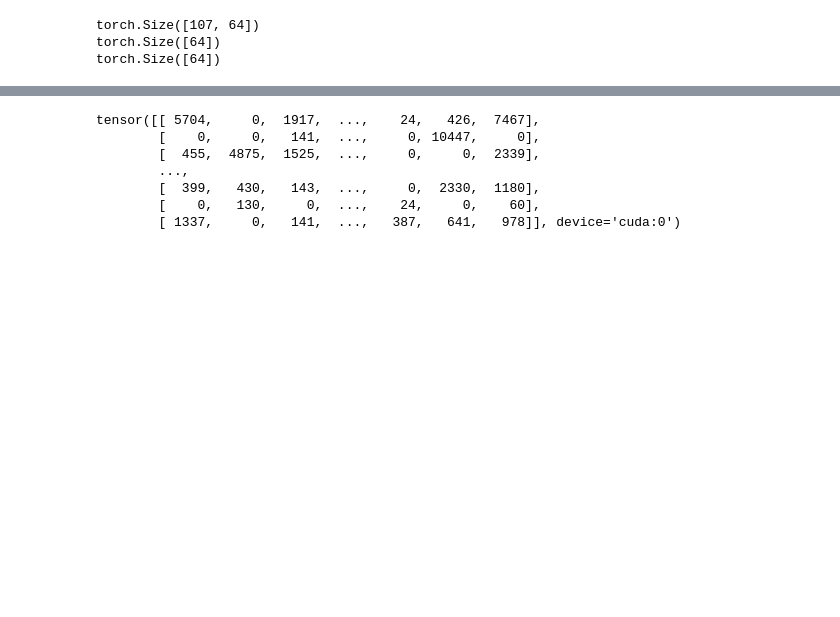
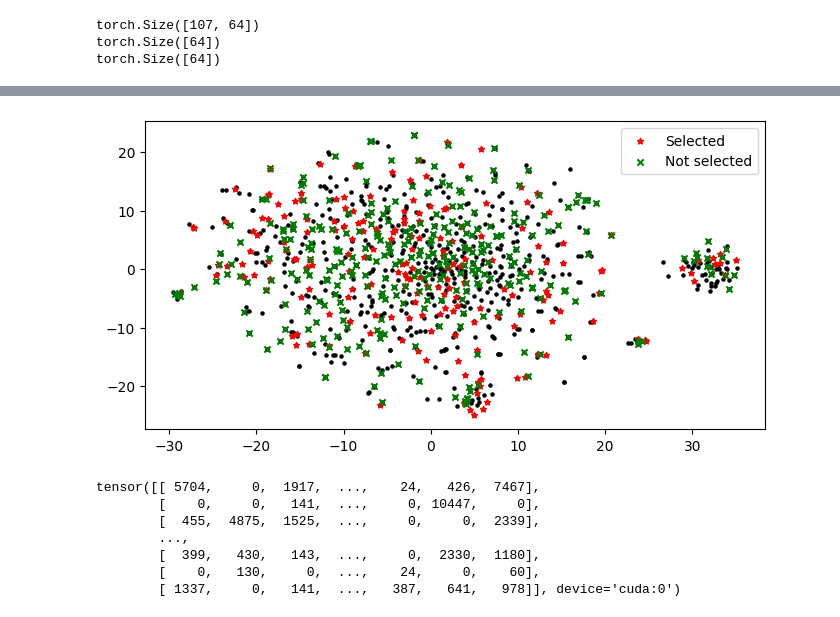
Before and after one commit to xiyangcai/sas-data-efficient-contrastive-learning, a Jupyter notebook: IMDB_Test.ipynb, the cells around one changed output, grey strips where cells are left out. Drawn from its saved outputs; the diff is of its cells as text; code cells hidden in the pictures; blank space fills up the shorter version.

```diff
--- a/IMDB_Test.ipynb
+++ b/IMDB_Test.ipynb
@@ -389,3 +245,30 @@ tensor([[ 201,    0, 2485,  ...,  458,    0,   24],
+# %%
+with open("IMDb-0.4-sas-bert-indices.pkl", "rb") as f:
+    subset_indices = pickle.load(f)
+
+subset_indices = np.array(subset_indices)
+# %%
+selected = subset_indices[subset_indices < N]
+# %%
+emo_indices = np.array([i for i, l in enumerate(labels) if l == 0])
+selected_indices = np.array(['Selected' if i in selected else 'Not selected' for i in range(N)])
+# %%
+pos_data = tsne_results[emo_indices]
+pos_selected_indices = selected_indices[emo_indices]
+# %%
+plt.figure(figsize=(8, 4))
+plt.scatter(tsne_results[:, 0], tsne_results[:, 1], color='black', s=5)
+
+d = pos_data['Selected' == pos_selected_indices]
+plt.scatter(d[:, 0], d[:, 1], color='red', marker='*', label='Selected', s=20)
+
+d = pos_data['Not selected' == pos_selected_indices]
+plt.scatter(d[:, 0], d[:, 1], color='green', marker='x', label='Not selected', s=20)
+
+plt.legend()
+plt.show()
+# %% [output]
+[figure, added]
 # %%
 import torch
 import torch.nn as nn
```
Also changed, not shown: parts of 25 cells of this notebook, 11 other files.
